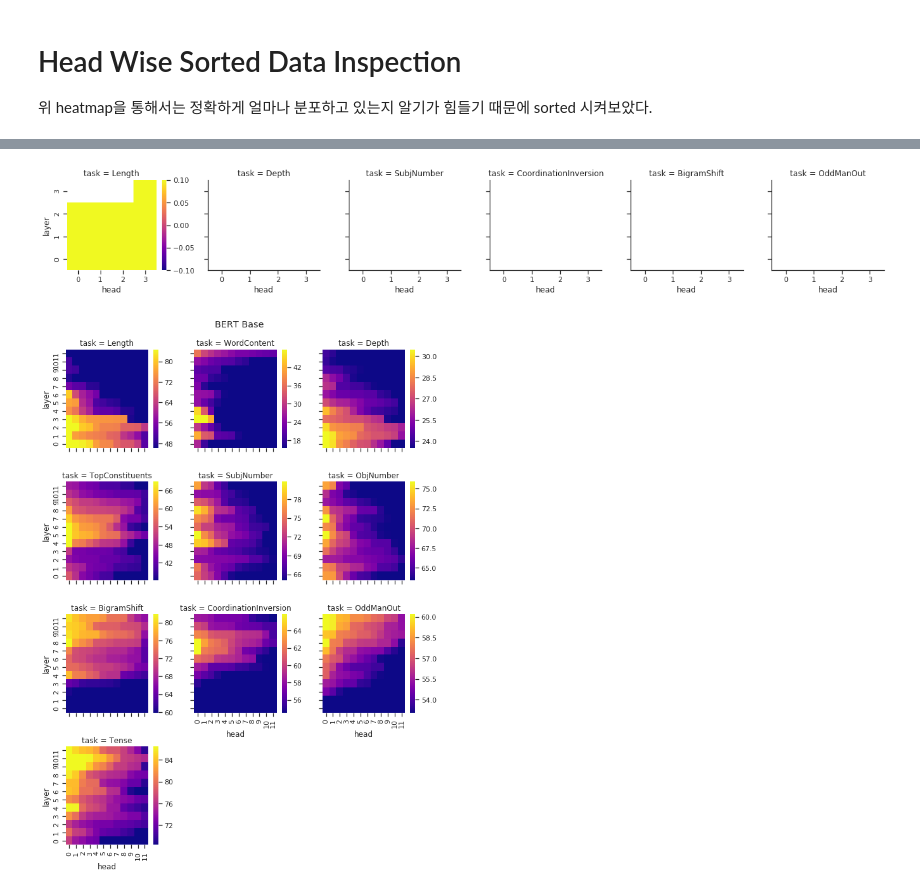
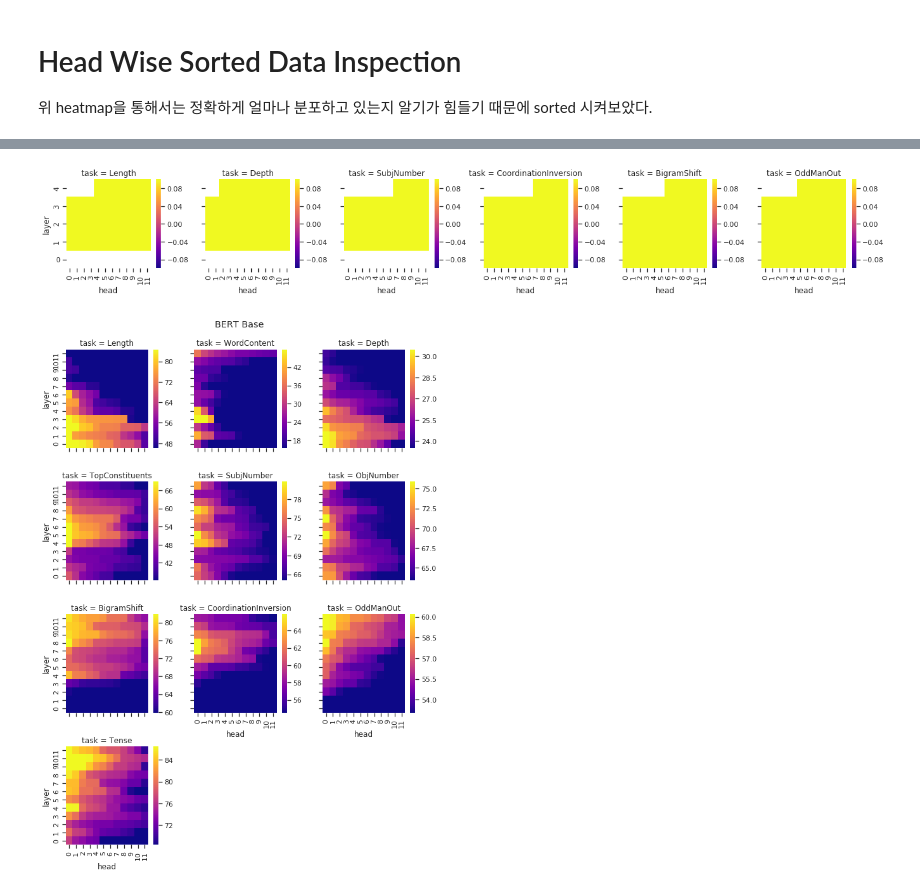
Before and after one commit to heartcored98/transformer_anatomy, a Jupyter notebook: examples/probing/probing_head_wise_heatmap.ipynb, the cells around one changed output, grey strips where cells are left out. Cells and saved outputs as stored; diff of their text form; code cells hidden in the pictures.

Commit message:
Add electra base results (~4th layer added, need to be finished)

```diff
--- a/examples/probing/probing_head_wise_heatmap.ipynb
+++ b/examples/probing/probing_head_wise_heatmap.ipynb
@@ -209,12 +209,12 @@ fg.savefig(join(img_save_path, 'fig3_gpt2.svg'), format='svg', bbox_inches='tigh
 # %%
 df = get_results(dir_path=dir_path)
-df = df.loc[df['model_name'] == 'electra-small-discriminator']
+df = df.loc[df['model_name'] == 'electra-base-discriminator']
 df = df.loc[df['head'] >= 0]
 fg = sns.FacetGrid(df, col='task', col_wrap=10, col_order=subtask_order)
 fg.map_dataframe(draw_heatmap, 'head', 'layer', 'acc', cbar=True, square = False, cmap=plt_cmap)
 fg.savefig(join(img_save_path, 'fig3_electra-small.svg'), format='svg', bbox_inches='tight')
 # %% [output]
-[figure, old version]
+[figure, new version]
 # %%
 plt_cmap = 'plasma'# 'viridis'
 
```
Also changed, not shown: parts of 1 cell of this notebook, 16 other files.
